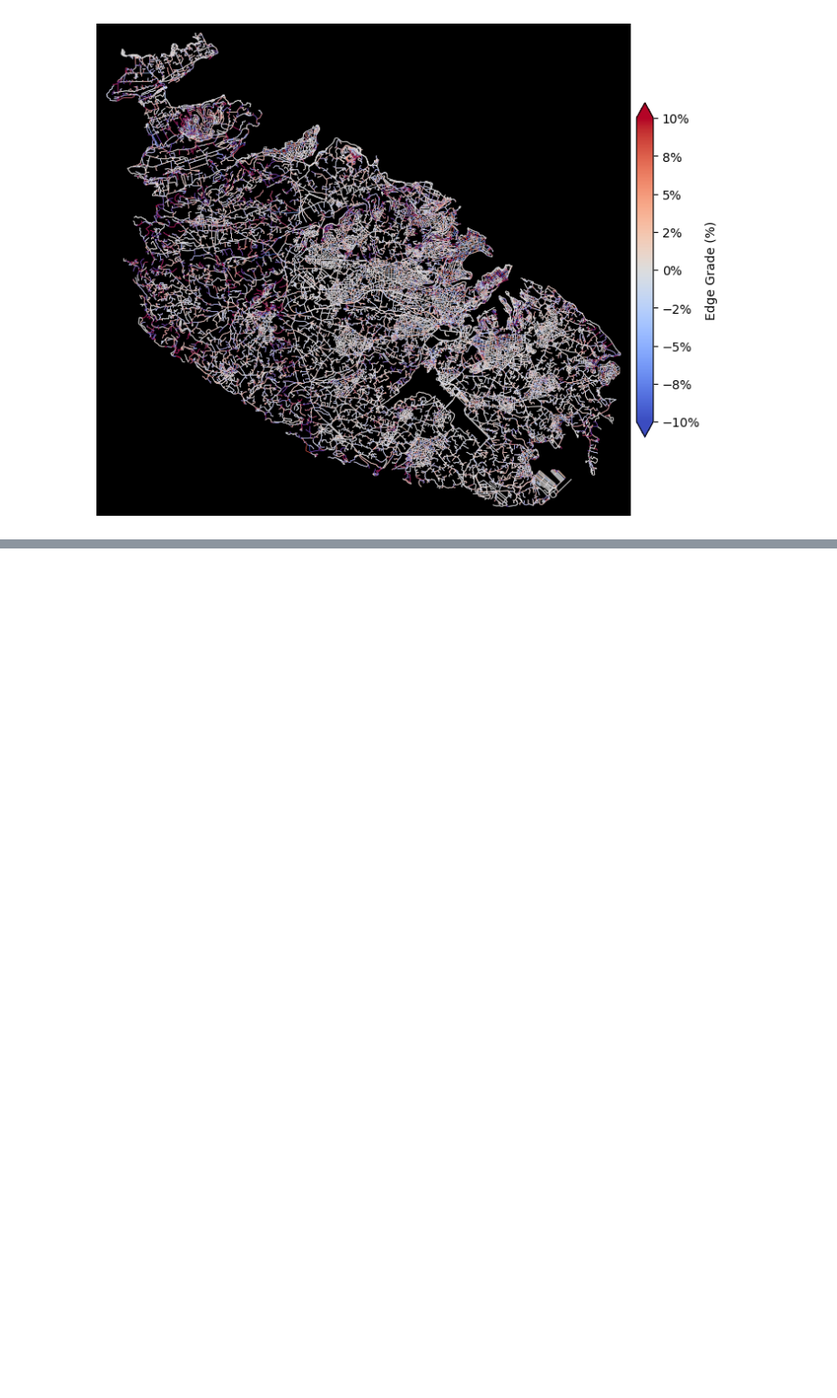
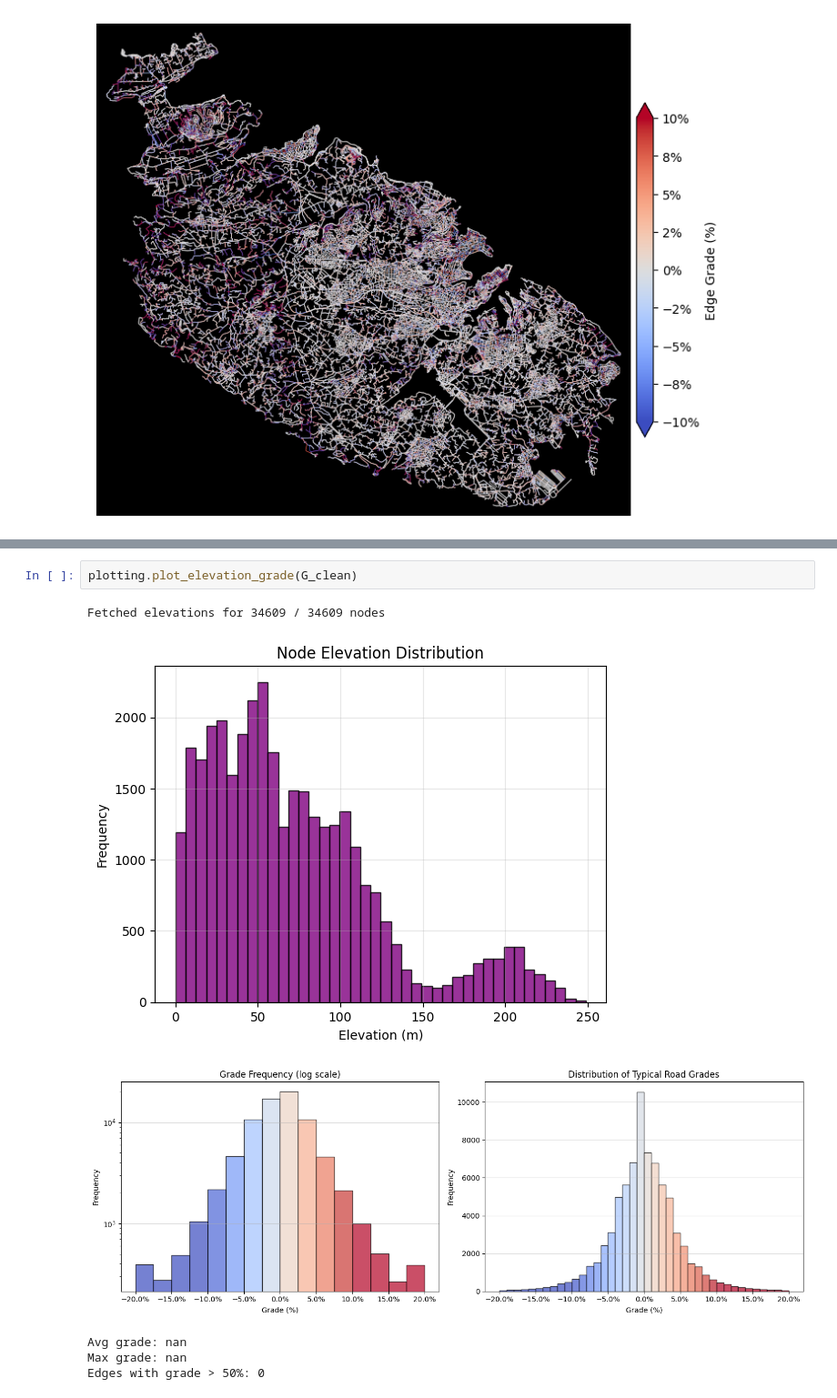
Before and after one commit to Matthew-Pirotta/FYP-OpenPaths, a Jupyter notebook: Code/elevation copy.ipynb, the cells around one changed output, grey strips where cells are left out. Shown at 91% size. Cells and saved outputs as stored; diff of their text form; blank space fills up the shorter version.

```diff
--- a/Code/elevation copy.ipynb
+++ b/Code/elevation copy.ipynb
@@ -307,0 +280,9 @@ Found 16 suspect edges out of 76667
+# %%
+plotting.plot_elevation_grade(G_clean)
+# %% [output]
+Fetched elevations for 34609 / 34609 nodes
+[figure, added]
+[figure, added]
+Avg grade: nan
+Max grade: nan
+Edges with grade > 50%: 0
```
Also changed, not shown: parts of 7 cells of this notebook, 4 other files.
